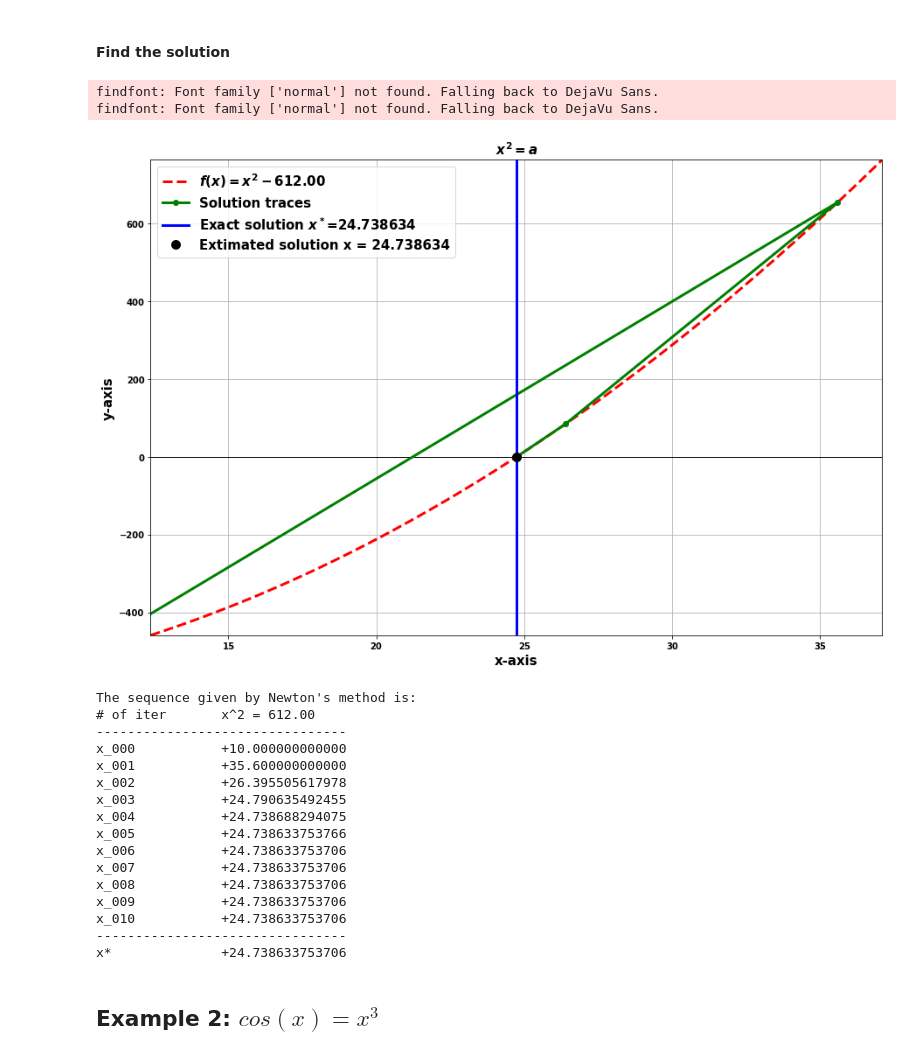
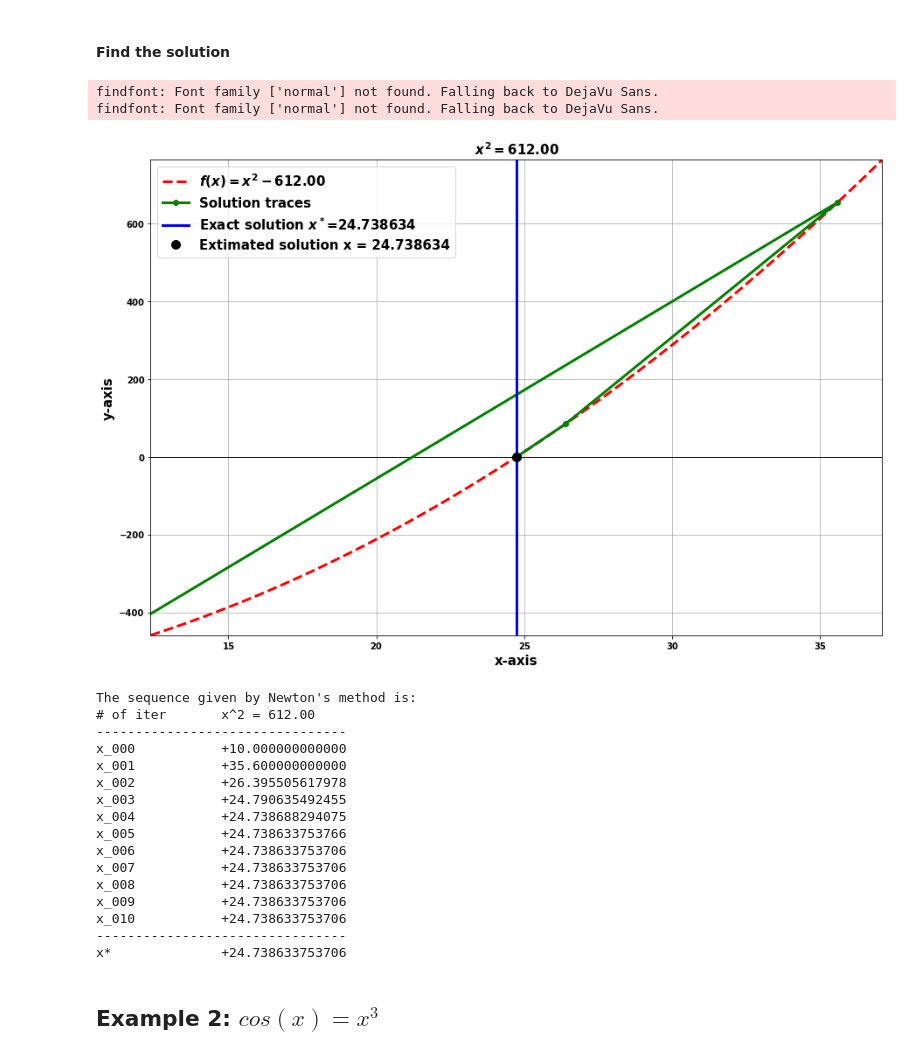
Before and after one commit to hanyoseob/lecture_optimization, a Jupyter notebook: chapter06_Newton's_method.ipynb, the cells around one changed output. Cells and saved outputs as stored; diff of their text form; code cells hidden in the pictures.

```diff
--- a/chapter06_Newton's_method.ipynb
+++ b/chapter06_Newton's_method.ipynb
@@ -117,35 +117,35 @@ y_iter_ex1 = y_iter
 # Plot the solution traces
 fig, axs = plt.subplots(ncols=1, nrows=1, figsize=(15, 10))
 
 axs.plot(x_set_ex1, np.zeros_like(y_set_ex1), 'k-', linewidth=1)
 axs.plot(x_set_ex1, y_set_ex1, 'r--', label='$f(x) = x^2 - %.2f$' % a, linewidth=3)
 axs.plot(x_iter_ex1, y_iter_ex1, 'go-', label='Solution traces', linewidth=3)
 axs.plot(x_gt * np.ones_like(y_set_ex1), y_set_ex1, 'b-', label='Exact solution $x^*$=%.6f' % x_gt, linewidth=3)
 axs.plot(x_iter_ex1[-1], y_iter_ex1[-1], 'ko', label='Extimated solution x = %.6f' % x_iter_ex1[-1], markersize=10)
 axs.legend(fontsize=15)
 axs.grid(True)
 axs.set_xlim((x_set_ex1[0], x_set_ex1[-1]))
 axs.set_ylim((y_set_ex1[0], y_set_ex1[-1]))
 axs.set_xlabel('x-axis', fontsize=15, fontweight='bold')
 axs.set_ylabel('y-axis', fontsize=15, fontweight='bold')
-axs.set_title('$x^2 = a$', fontsize=15, fontweight='bold')
+axs.set_title('$x^2 = %.2f$' % (a), fontsize=15, fontweight='bold')
 
 plt.show()
 
 # Print the solution traces
 print(' ')
 print('The sequence given by Newton\'s method is:')
 print('# of iter \tx^2 = %.2f' % (a))
 print('--------------------------------')
 for (i, x) in enumerate(x_iter_ex1):
   print('x_%03d \t\t%+.12f' % (i, x))
 
 print('--------------------------------')
 print('x* \t\t%+.12f' % (x_iter_ex1[-1]))
 # %% [output]
 findfont: Font family ['normal'] not found. Falling back to DejaVu Sans.
 findfont: Font family ['normal'] not found. Falling back to DejaVu Sans.
-[figure, old version]
+[figure, new version]
 The sequence given by Newton's method is:
 # of iter       x^2 = 612.00
 --------------------------------
```
Also changed, not shown: parts of 2 cells of this notebook.
